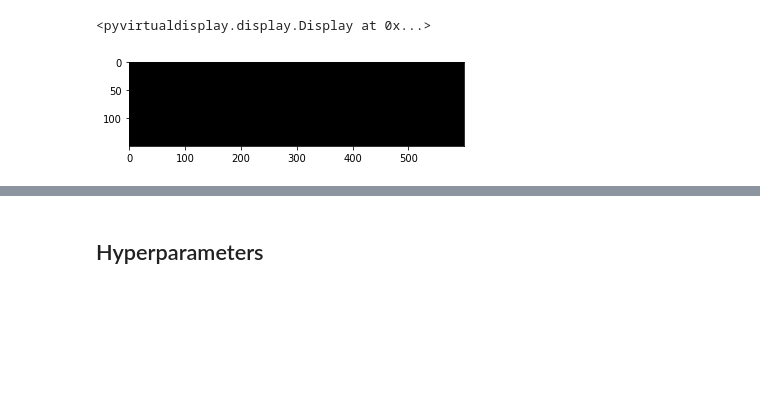
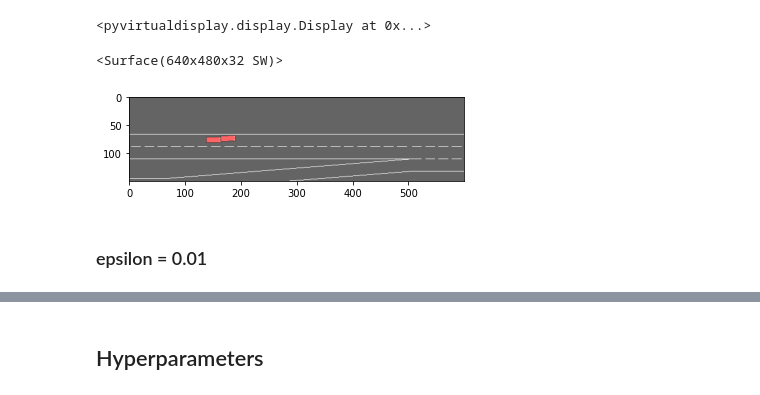
Before and after one commit to mohammadsaadati80/Highway-DQN, a Jupyter notebook: IL_HW5.ipynb, the cells around one changed output, grey strips where cells are left out. Cells and saved outputs as stored; diff of their text form; code cells hidden in the pictures; blank space fills up the shorter version.

Commit message:
Fix render

```diff
--- a/IL_HW5.ipynb
+++ b/IL_HW5.ipynb
@@ -592,13 +506,0 @@ Use 'apt autoremove' to remove it.
-# %%
-done = truncated = False
-S, info = env.reset()
-env = record_videos(env)
-
-while not (done or truncated):
-  A = agent6.choose_action(S, 0.2).item()
-  obs, reward, done, truncated, info = env.step(A)
-  S = obs
-  env.render(mode='rgb_array')
-
-env.close()
-show_videos()
@@ -649,14 +506,0 @@ Use 'apt autoremove' to remove it.
-# %%
-done = truncated = False
-S, info = env.reset()
-env = RecordVideo(env, video_folder='./videos', episode_trigger=lambda e: True)
-env.unwrapped.set_record_video_wrapper(env)
-
-while not (done or truncated):
-  A = agent6.choose_action(S, 0.2).item()
-  obs, reward, done, truncated, info = env.step(A)
-  S = obs
-
-
-env.close()
-show_videos()
@@ -676,20 +518,30 @@ display = Display(visible=0, size=(400, 300))
 display.start()
 # %% [output]
 <pyvirtualdisplay.display.Display at 0x...>
+# %%
+# !pip install pygame
+import os
+os.environ['SDL_VIDEODRIVER']="x11"
+import pygame
+pygame.display.set_mode((640,480))
+# %% [output]
+<Surface(640x480x32 SW)>
 # %%
 done = truncated = False
 S, info = env.reset()
 prev_screen = env.render(mode='rgb_array')
 plt.imshow(prev_screen)
 while not (done or truncated):
-  A = agent6.choose_action(S, 0.2).item()
-  obs, reward, done, truncated, info = env.step(A)
-  S = obs
-  screen = env.render(mode='rgb_array')
-  plt.imshow(screen)
-  ipythondisplay.clear_output(wait=True)
-  ipythondisplay.display(plt.gcf())
+    A = agent6.choose_action(S, 0.4).item()
+    obs, reward, done, truncated, info = env.step(A)
+    S = obs
+    screen = env.render(mode='rgb_array')
+    plt.imshow(screen)
+    ipythondisplay.clear_output(wait=True)
+    ipythondisplay.display(plt.gcf())
 ipythondisplay.clear_output(wait=True)
 env.close()
 # %% [output]
-[figure, old version]
+[figure, new version]
+# %% [markdown]
+### epsilon = 0.01
```
Also changed, not shown: parts of 24 cells of this notebook, 6 other files.
